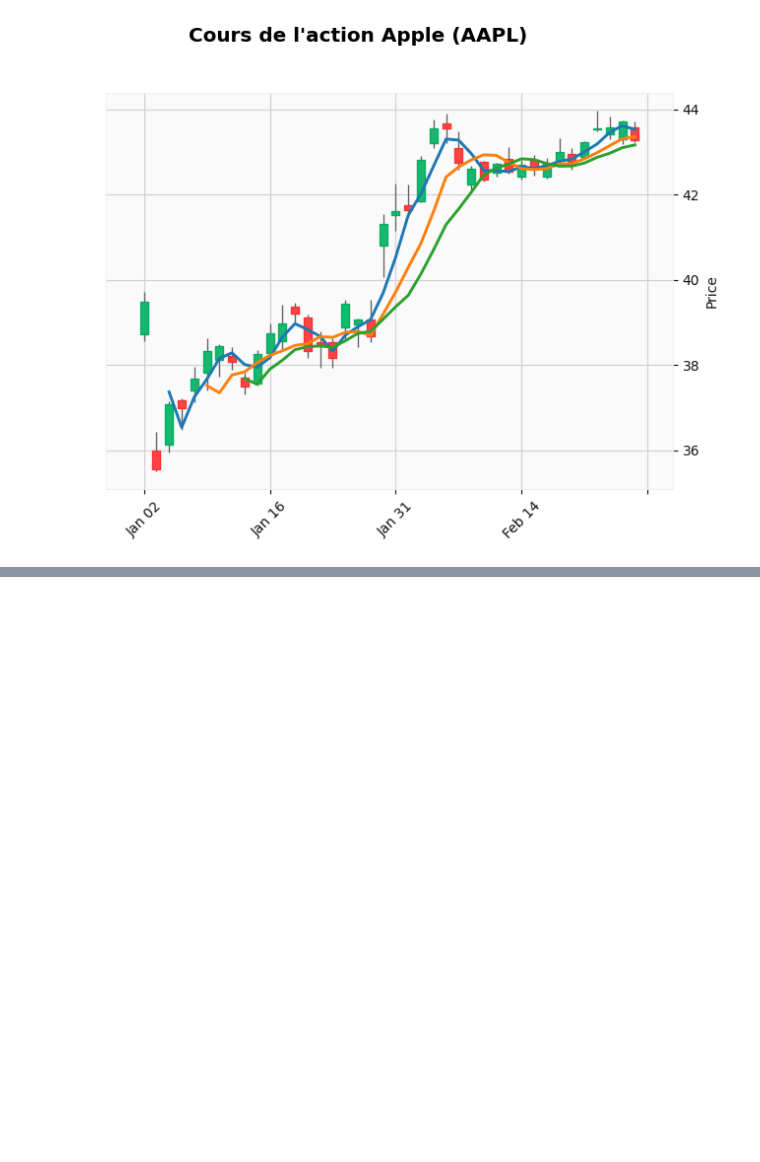
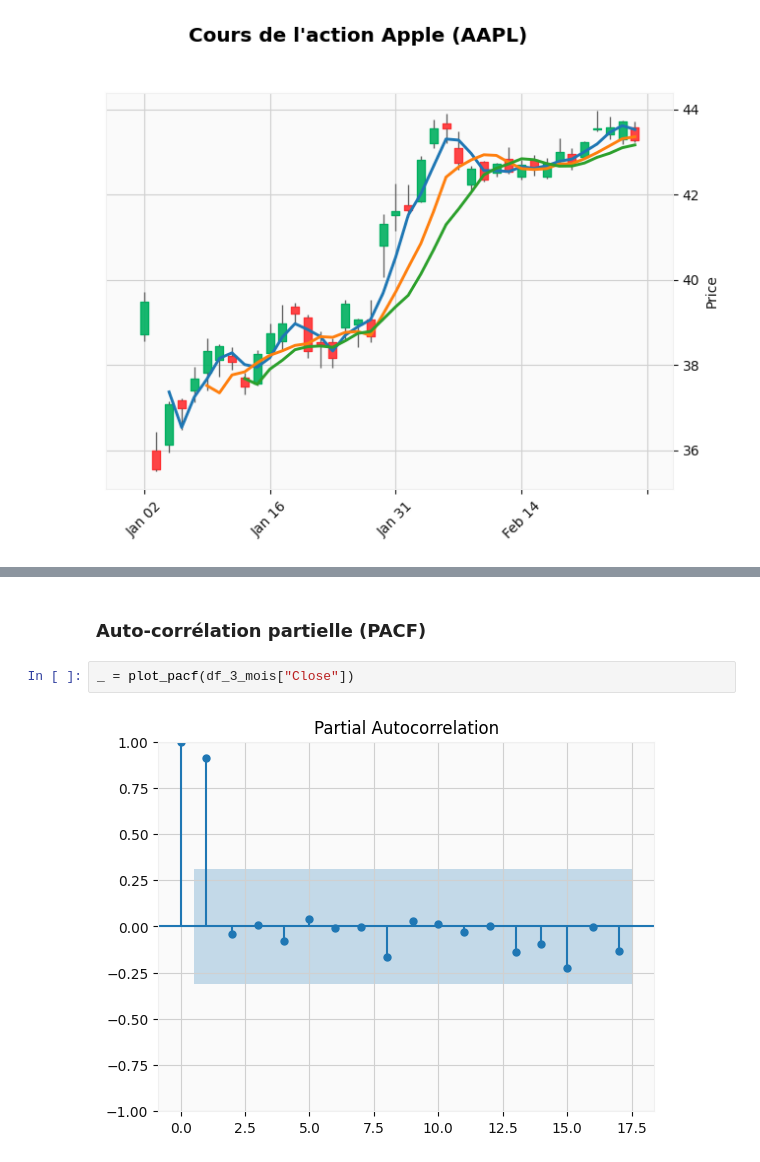
Before and after one commit to Ab2nour/stock-analysis, a Jupyter notebook: src/exploratory-data-analysis.ipynb, the cells around one changed output, grey strips where cells are left out. Cells and saved outputs as stored; diff of their text form; blank space fills up the shorter version.

```diff
--- a/src/exploratory-data-analysis.ipynb
+++ b/src/exploratory-data-analysis.ipynb
@@ -53,0 +79,6 @@ mpl.plot(
+# %% [markdown]
+### Auto-corrélation partielle (PACF)
+# %%
+_ = plot_pacf(df_3_mois["Close"])
+# %% [output]
+[figure, added]
```
Also changed, not shown: parts of 17 cells of this notebook.
